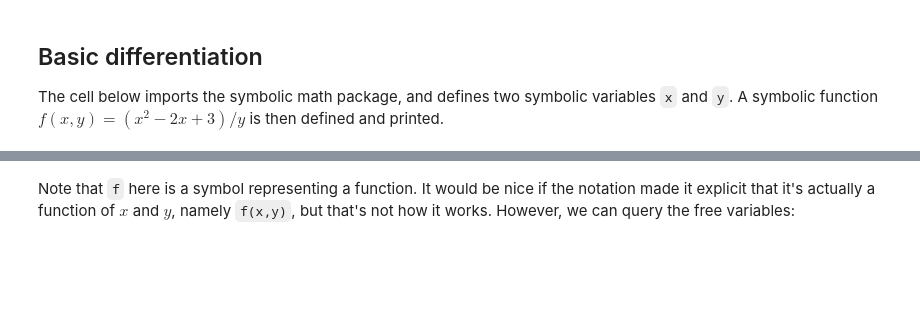
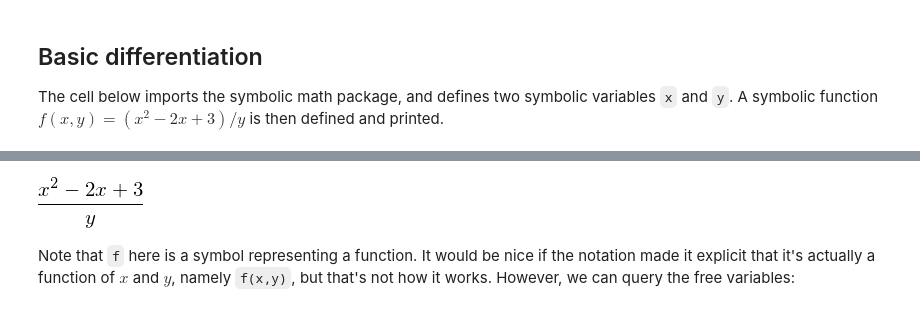
Before and after one commit to nicollsf/eee2047s-notebooks, a Jupyter notebook: lab_symintro.ipynb, the cells around one changed output, grey strips where cells are left out. Drawn from its saved outputs; the diff is of its cells as text; code cells hidden in the pictures; blank space fills up the shorter version.

```diff
--- a/lab_symintro.ipynb
+++ b/lab_symintro.ipynb
@@ -22,4 +24,12 @@ print(f);
 (x**2 - 2*x + 3)/y
+# %%
+# protip: you can make your outputs look sexy with LaTex:
+from IPython.display import display
+sp.init_printing() # initializes pretty printing. Only needs to be run once.
+
+display(f)
+# %% [output]
+[figure, added]
 # %% [markdown]
 Note that `f` here is a symbol representing a function.  It would be nice if the notation made it explicit that it's actually a function of $x$ and $y$, namely `f(x,y)`, but that's not how it works.  However, we can query the free variables:
 # %%
```
Also changed, not shown: parts of 13 cells of this notebook, 5 other files.
